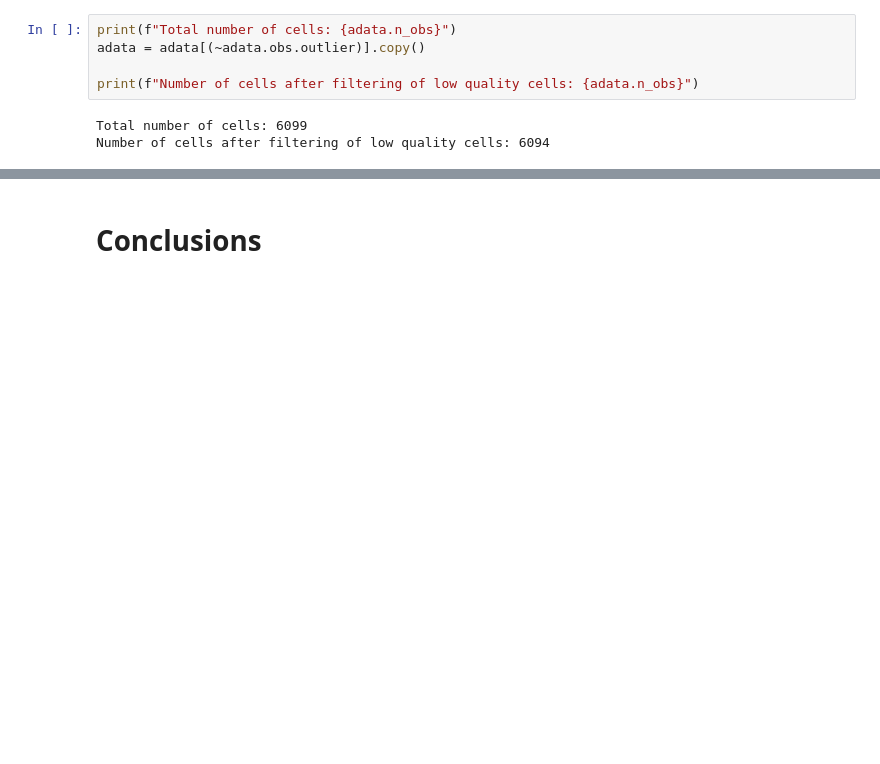
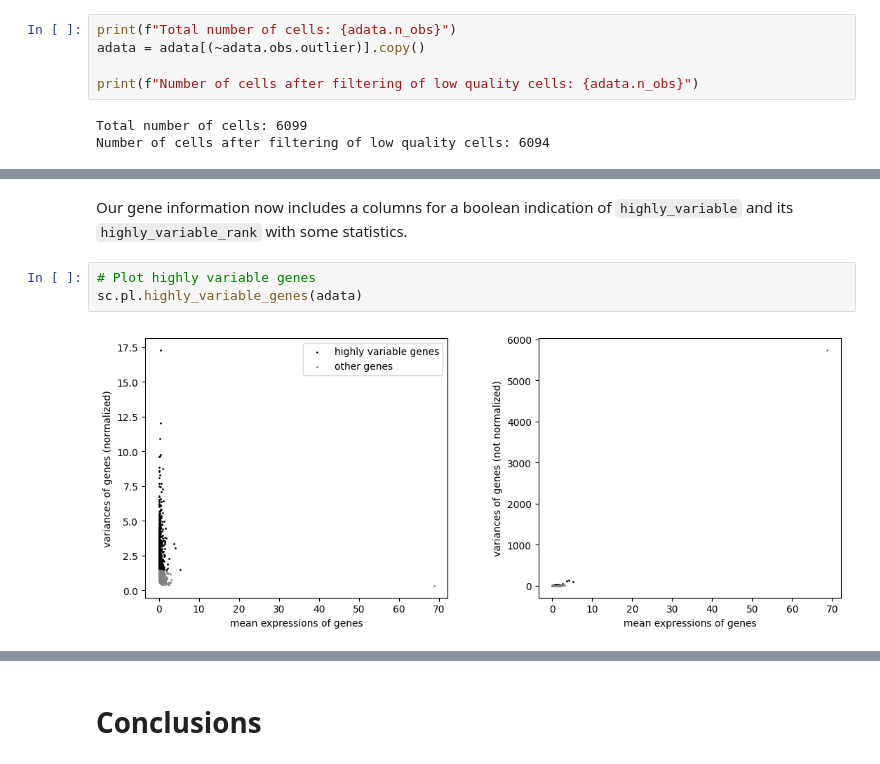
Before and after one commit to MikiasHWT/scRNA_Lethal_Covid19_Analysis, a Jupyter notebook: scRNA_Lethal_Covid19_Analysis.ipynb, the cells around one changed output, grey strips where cells are left out. Drawn from its saved outputs; the diff is of its cells as text; blank space fills up the shorter version.

```diff
--- a/scRNA_Lethal_Covid19_Analysis.ipynb
+++ b/scRNA_Lethal_Covid19_Analysis.ipynb
@@ -533,0 +619,7 @@ explain
+# %% [markdown]
+Our gene information now includes a columns for a boolean indication of `highly_variable` and its `highly_variable_rank` with some statistics.
+# %%
+# Plot highly variable genes
+sc.pl.highly_variable_genes(adata)
+# %% [output]
+[figure, added]
```
Also changed, not shown: parts of 47 cells of this notebook, 1 other file.
